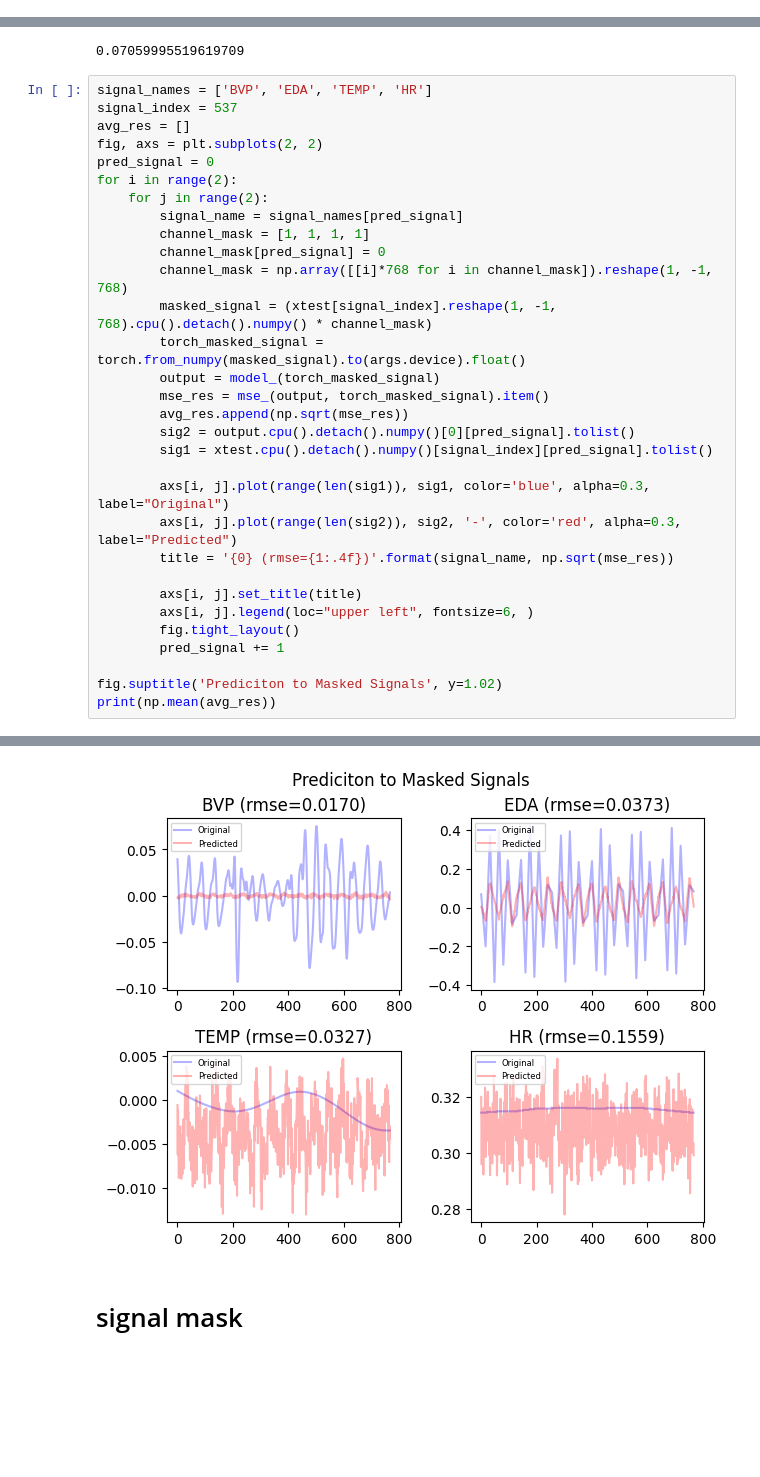
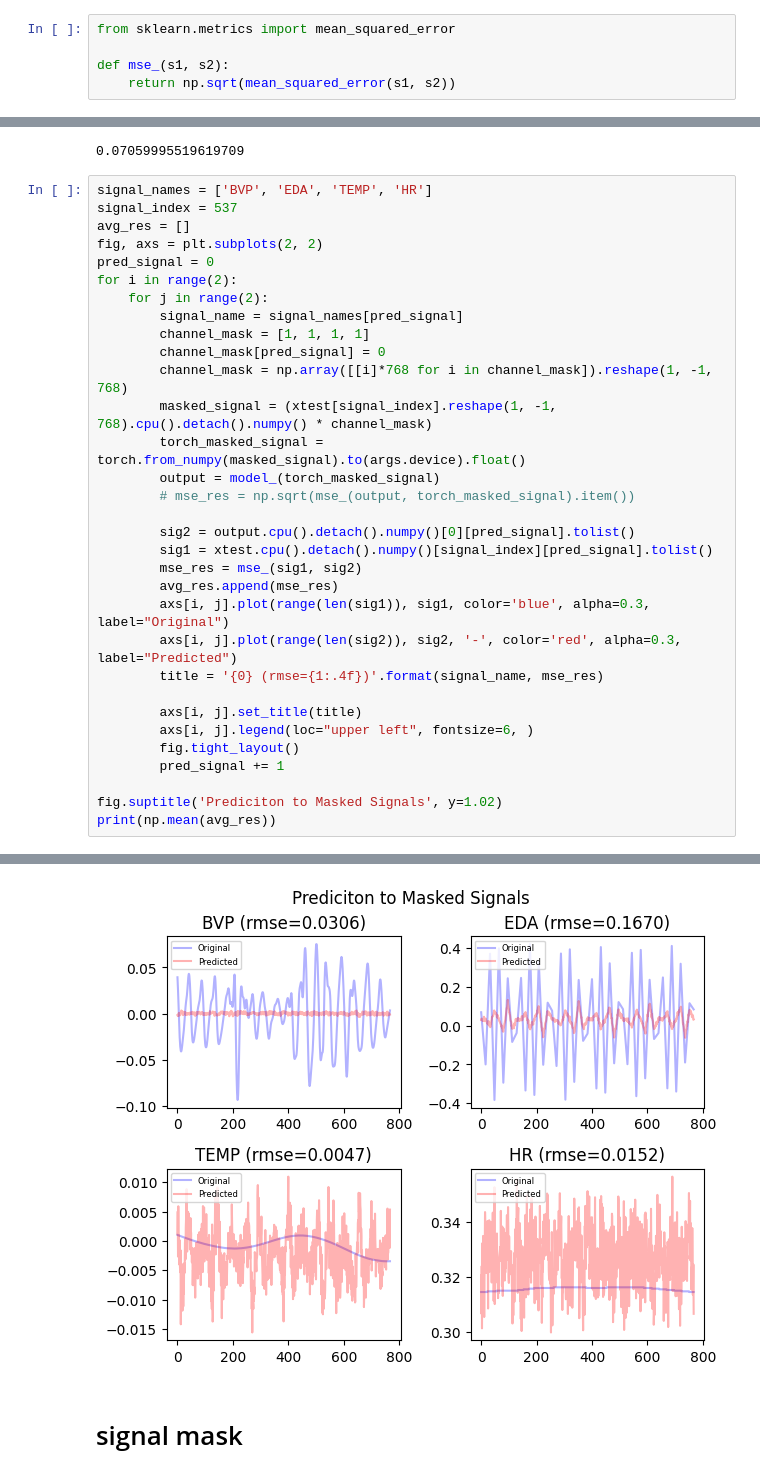
Before and after one commit to AlanConstantine/TPMER, a Jupyter notebook: evaluation_rep.ipynb, the cells around one changed output, grey strips where cells are left out. Drawn from its saved outputs; the diff is of its cells as text; blank space fills up the shorter version.

```diff
--- a/evaluation_rep.ipynb
+++ b/evaluation_rep.ipynb
@@ -170,6 +170,11 @@ for i in tqdm(range(xtest.shape[0])):
 np.argmin(all_mse)
 # %% [output]
 537
+# %%
+from sklearn.metrics import mean_squared_error
+
+def mse_(s1, s2):
+    return np.sqrt(mean_squared_error(s1, s2))
 # %% [markdown]
 # Channel Mask
 # %%
@@ -211,14 +216,15 @@ for i in range(2):
         masked_signal = (xtest[signal_index].reshape(1, -1, 768).cpu().detach().numpy() * channel_mask)
         torch_masked_signal = torch.from_numpy(masked_signal).to(args.device).float()
         output = model_(torch_masked_signal)
-        mse_res = mse_(output, torch_masked_signal).item()
-        avg_res.append(np.sqrt(mse_res))
+        # mse_res = np.sqrt(mse_(output, torch_masked_signal).item())
+
         sig2 = output.cpu().detach().numpy()[0][pred_signal].tolist()
         sig1 = xtest.cpu().detach().numpy()[signal_index][pred_signal].tolist()
-
+        mse_res = mse_(sig1, sig2)
+        avg_res.append(mse_res)
         axs[i, j].plot(range(len(sig1)), sig1, color='blue', alpha=0.3, label="Original")
         axs[i, j].plot(range(len(sig2)), sig2, '-', color='red', alpha=0.3, label="Predicted")
-        title = '{0} (rmse={1:.4f})'.format(signal_name, np.sqrt(mse_res))
+        title = '{0} (rmse={1:.4f})'.format(signal_name, mse_res)
 
         axs[i, j].set_title(title)
         axs[i, j].legend(loc="upper left", fontsize=6, )
@@ -232,4 +238,4 @@ print(np.mean(avg_res))
-[figure, old version]
+[figure, new version]
 # %% [markdown]
 # signal mask
 # %%
```
Also changed, not shown: parts of 6 cells of this notebook.
